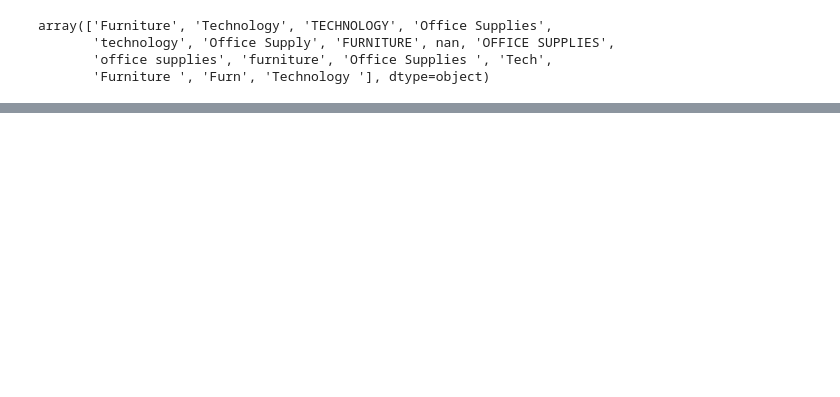
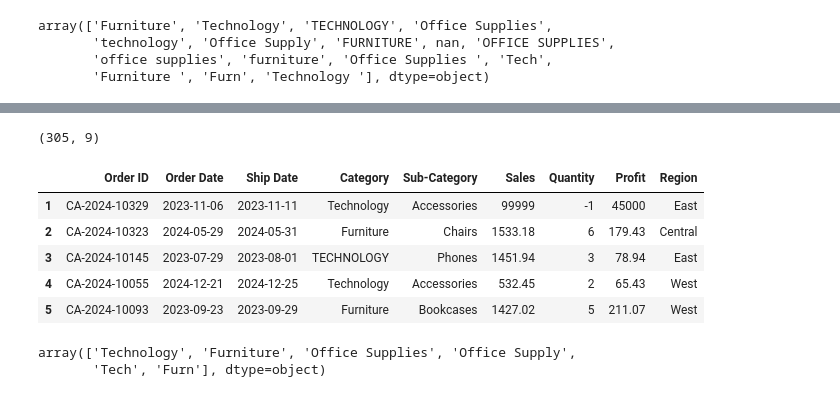
Before and after one commit to rfaoktvian/VisualisasiData_College, a Jupyter notebook: Assignment2/main.ipynb, the cells around one changed output, grey strips where cells are left out. Drawn from its saved outputs; the diff is of its cells as text; code cells hidden in the pictures; blank space fills up the shorter version.

Commit message:
feat: data cleaning

```diff
--- a/Assignment2/main.ipynb
+++ b/Assignment2/main.ipynb
@@ -76,0 +154,4 @@ array(['Furniture', 'Technology', 'TECHNOLOGY', 'Office Supplies',
+# %%
+# Hapus Duplikat Data
+df = df.drop_duplicates()
+df.duplicated().sum()
@@ -76,0 +160,4 @@ array(['Furniture', 'Technology', 'TECHNOLOGY', 'Office Supplies',
+# %%
+# Hapus Missing Values
+df = df.dropna()
+df.isnull().sum()
@@ -76,0 +175,27 @@ array(['Furniture', 'Technology', 'TECHNOLOGY', 'Office Supplies',
+# %%
+def parse_date(date_str):
+    if pd.isna(date_str):
+        return pd.NaT
+
+    date_str = str(date_str).strip()
+    try:
+        return pd.to_datetime(date_str, format='%d/%m/%Y')
+    except:
+        pass
+    try:
+        return pd.to_datetime(date_str, format='%Y-%m-%d')
+    except:
+        pass
+    try:
+        return pd.to_datetime(date_str, format='%m-%d-%Y')
+    except:
+        pass
+    try:
+        return pd.to_datetime(date_str)
+    except:
+        return pd.NaT
+
+
+df['Order Date'] = df['Order Date'].apply(parse_date)
+df['Ship Date'] = df['Ship Date'].apply(parse_date)
+df.dtypes
@@ -76,0 +213,14 @@ array(['Furniture', 'Technology', 'TECHNOLOGY', 'Office Supplies',
+# %%
+
+df.shape
+# %% [output]
+(305, 9)
+# %%
+df.head()
+# %% [output]
+|  | Order ID | Order Date | Ship Date | Category | Sub-Category | Sales | Quantity | Profit | Region |
+| 1 | CA-2024-10329 | 2023-11-06 | 2023-11-11 | Technology | Accessories | 99999 | -1 | 45000 | East |
+| 2 | CA-2024-10323 | 2024-05-29 | 2024-05-31 | Furniture | Chairs | 1533.18 | 6 | 179.43 | Central |
+| 3 | CA-2024-10145 | 2023-07-29 | 2023-08-01 | TECHNOLOGY | Phones | 1451.94 | 3 | 78.94 | East |
+| 4 | CA-2024-10055 | 2024-12-21 | 2024-12-25 | Technology | Accessories | 532.45 | 2 | 65.43 | West |
+| 5 | CA-2024-10093 | 2023-09-23 | 2023-09-29 | Furniture | Bookcases | 1427.02 | 5 | 211.07 | West |
@@ -76,0 +231,5 @@ array(['Furniture', 'Technology', 'TECHNOLOGY', 'Office Supplies',
+# %%
+df['Category'].unique()
+# %% [output]
+array(['Technology', 'Furniture', 'Office Supplies', 'Office Supply',
+       'Tech', 'Furn'], dtype=object)
```
Also changed, not shown: parts of 13 cells of this notebook, 1 other file.
